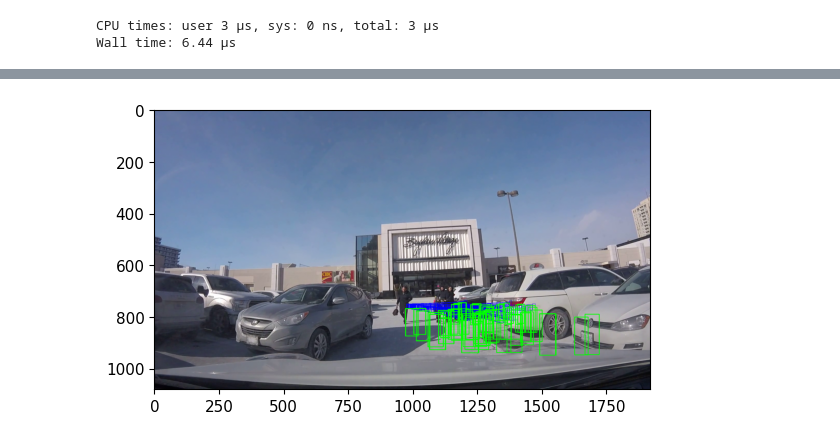
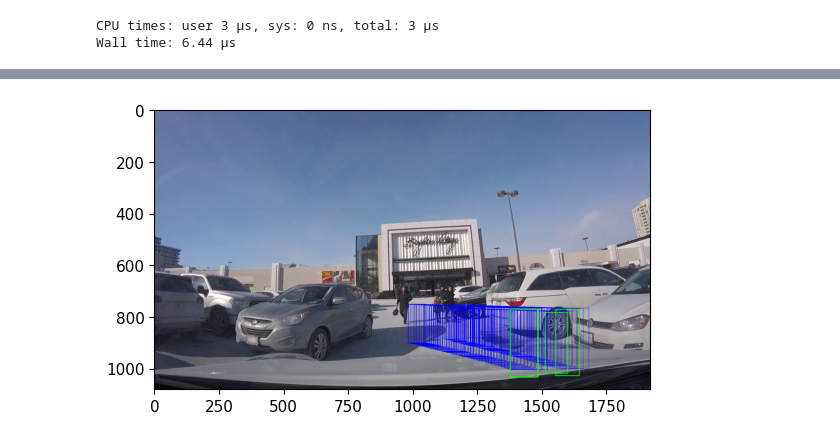
Before and after one commit to sonorousduck/bidireaction-trajectory-prediction, a Jupyter notebook: tools/run_on_different_video.ipynb, the cells around one changed output, grey strips where cells are left out. Saved outputs shown, nothing was run; the diff lists cells and outputs as text; code cells hidden in the pictures.

```diff
--- a/tools/run_on_different_video.ipynb
+++ b/tools/run_on_different_video.ipynb
@@ -150,21 +148,23 @@ array([[[     1139.1,      773.79,      104.51,      230.33],
 # %%
 cv_image = cv2.imread(f"../data/JAAD/images/video_0005/00046.png")
 for test in pred_traj:
     for j, traj in enumerate(test):
         for i, box in enumerate(traj):
+            # if i == len(traj) - 1:
             # rect = cv2.boundingRect(testArray)
-            if i % 5 == 0 and i != 0:
-                x, y, w, h = int(box[0]), int(box[1]), int(box[2] / 8), int(box[3] / 8)
-                cv2.rectangle(cv_image, (x, y), (x + w, y + h), (255, 0, 0), 1)
+            x, y, w, h = int(box[0]), int(box[1]), int(box[2]), int(box[3])
+            cv2.rectangle(cv_image, (x, y), (x + w, y + h), (255, 0, 0), 1)
+            break
 
-# for goal in pred_goal:
-#     for i, location in enumerate(goal):
-
-#         x, y, w, h = int(location[0]), int(location[1]), int(location[2]), int(location[3])
-#         cv2.rectangle(cv_image, (x, y), (int(x + w / 2) , int(y + h / 2)), (0, 255, 0), 2)
+for goal in pred_goal:
+    for i, location in enumerate(goal):
+        # if i == len(goal) - 1:
+        x, y, w, h = int(location[0]), int(location[1]), int(location[2]), int(location[3])
+        cv2.rectangle(cv_image, (x, y), (int(x + w) , int(y + h)), (0, 255, 0), 2)
+        break
 
 RGB_img = cv2.cvtColor(cv_image, cv2.COLOR_BGR2RGB)
 plt.imshow(RGB_img)
 plt.show()
 # %% [output]
-[figure, old version]
+[figure, new version]
```
Also changed, not shown: parts of 4 cells of this notebook, 2 other files.
